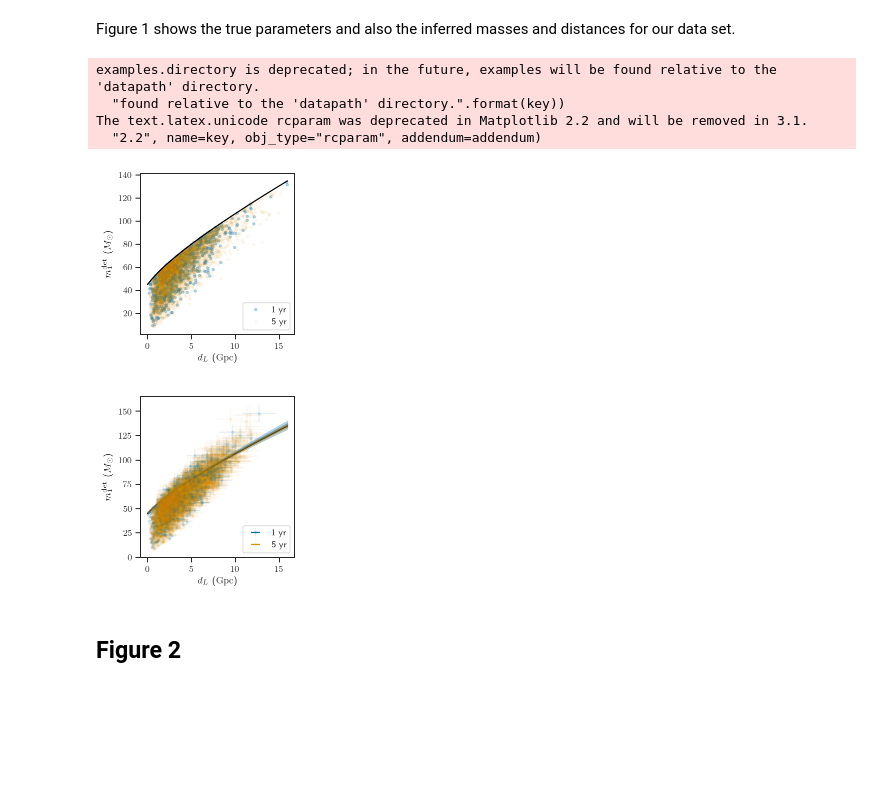
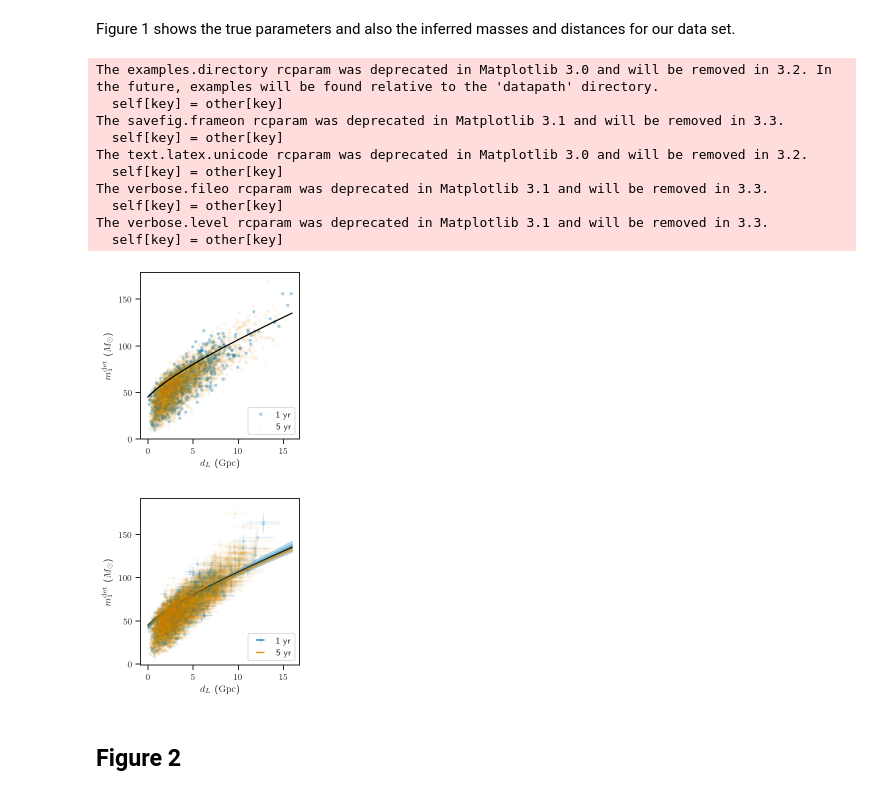
Before and after one commit to farr/PISNLineCosmography, a Jupyter notebook: PaperPlots.ipynb, the cells around one changed output. Drawn from its saved outputs; the diff is of its cells as text; code cells hidden in the pictures; blank space fills up the shorter version.

```diff
--- a/PaperPlots.ipynb
+++ b/PaperPlots.ipynb
@@ -78,17 +80,16 @@ with plots.pub_plots(figsize=array(plots.figsize_pub)/2):
 
     plot(d, mmz, color='k')
 
-    with h5py.File('population_1yr.h5', 'r') as f:
-        H0 = array(f['H0']).flatten()
-        MMax = array(f['MMax']).flatten()
-        Om = array(f['Om']).flatten()
-        w0 = array(f['w']).flatten()
-        w_a = array(f['w_a']).flatten()
+    c1 = az.from_netcdf('population_1yr_32768.nc')
+    H0 = c1.posterior.H0.values.flatten()
+    MMax = c1.posterior.MMax.values.flatten()
+    Om = c1.posterior.Om.values.flatten()
+    w0 = c1.posterior.w0.values.flatten()
 
     z = linspace(0, 10, 250)
     mmzs1 = []
-    for h, M, O, w, wa in zip(H0, MMax, Om, w0, w_a):
-        c = cosmo.Flatw0waCDM(h, O, w, wa)
+    for h, M, O, w in zip(H0, MMax, Om, w0):
+        c = cosmo.FlatwCDM(h*u.km/u.s/u.Mpc, O, w)
         dd = c.luminosity_distance(z).to(u.Gpc).value
         zs = interp1d(dd, z)(d)
         mmzs1.append(M*(1+zs))
@@ -98,17 +99,16 @@ with plots.pub_plots(figsize=array(plots.figsize_pub)/2):
     fill_between(d, percentile(mmzs1, 84, axis=0), percentile(mmzs1, 16, axis=0), alpha=0.25, color=sns.color_palette()[0])
     fill_between(d, percentile(mmzs1, 97.5, axis=0), percentile(mmzs1, 2.5, axis=0), alpha=0.25, color=sns.color_palette()[0])
 
-    with h5py.File('population_5yr.h5', 'r') as f:
-        H0 = array(f['H0']).flatten()
-        MMax = array(f['MMax']).flatten()
-        Om = array(f['Om']).flatten()
-        w0 = array(f['w']).flatten()
-        w_a = array(f['w_a']).flatten()
+    c5 = az.from_netcdf('population_5yr_131072.nc')
+    H0 = c5.posterior.H0.values.flatten()
+    MMax = c5.posterior.MMax.values.flatten()
+    Om = c5.posterior.Om.values.flatten()
+    w0 = c5.posterior.w0.values.flatten()
 
     z = linspace(0, 10, 250)
     mmzs5 = []
-    for h, M, O, w, wa in zip(H0, MMax, Om, w0, w_a):
-        c = cosmo.Flatw0waCDM(h, O, w, wa)
+    for h, M, O, w in zip(H0, MMax, Om, w0):
+        c = cosmo.FlatwCDM(h, O, w)
         dd = c.luminosity_distance(z).to(u.Gpc).value
         zs = interp1d(dd, z)(d)
         mmzs5.append(M*(1+zs))
@@ -121,36 +121,42 @@ with plots.pub_plots(figsize=array(plots.figsize_pub)/2):
     xlabel(r'$d_L$ ($\mathrm{Gpc}$)')
     ylabel(r'$m_1^\mathrm{det}$ ($M_\odot$)')
 
     l = legend(loc='lower right')
     for lh in l.legendHandles:
         lh.set_alpha(1)
 
     tight_layout()
 
     savefig('paper/plots/m1-dL-obs.pdf')
 
     with h5py.File('paper/plots/m1-dL-obs.h5', 'w') as f:
         one = f.create_group('1yr')
         five = f.create_group('5yr')
 
         one.create_dataset('dL', data=dm[:n1], compression='gzip', shuffle=True)
         one.create_dataset('dl_err', data=ds[:n1], compression='gzip', shuffle=True)
         one.create_dataset('m1det', data=mm[:n1], compression='gzip', shuffle=True)
         one.create_dataset('m1det_err', data=ms[:n1], compression='gzip', shuffle=True)
 
         five.create_dataset('dL', data=dm[n1:], compression='gzip', shuffle=True)
         five.create_dataset('dl_err', data=ds[n1:], compression='gzip', shuffle=True)
         five.create_dataset('m1det', data=mm[n1:], compression='gzip', shuffle=True)
         five.create_dataset('m1det_err', data=ms[n1:], compression='gzip', shuffle=True)
 
         f.create_dataset('dL', data=d, compression='gzip', shuffle=True)
         f.create_dataset('m1_cutoff', data=mmz, compression='gzip', shuffle=True)
         f.create_dataset('m1_cutoff_1yr', data=mmzs1, compression='gzip', shuffle=True)
         f.create_dataset('m1_cutoff_5yr', data=mmzs5, compression='gzip', shuffle=True)
 # %% [output]
-examples.directory is deprecated; in the future, examples will be found relative to the 'datapath' directory.
-  "found relative to the 'datapath' directory.".format(key))
-The text.latex.unicode rcparam was deprecated in Matplotlib 2.2 and will be removed in 3.1.
-  "2.2", name=key, obj_type="rcparam", addendum=addendum)
+The examples.directory rcparam was deprecated in Matplotlib 3.0 and will be removed in 3.2. In the future, examples will be found relative to the 'datapath' directory.
+  self[key] = other[key]
+The savefig.frameon rcparam was deprecated in Matplotlib 3.1 and will be removed in 3.3.
+  self[key] = other[key]
+The text.latex.unicode rcparam was deprecated in Matplotlib 3.0 and will be removed in 3.2.
+  self[key] = other[key]
+The verbose.fileo rcparam was deprecated in Matplotlib 3.1 and will be removed in 3.3.
+  self[key] = other[key]
+The verbose.level rcparam was deprecated in Matplotlib 3.1 and will be removed in 3.3.
+  self[key] = other[key]
-[figure, old version]
+[figure, new version]
-[figure, old version]
+[figure, new version]
```
Also changed, not shown: parts of 12 cells of this notebook, 14 other files.
